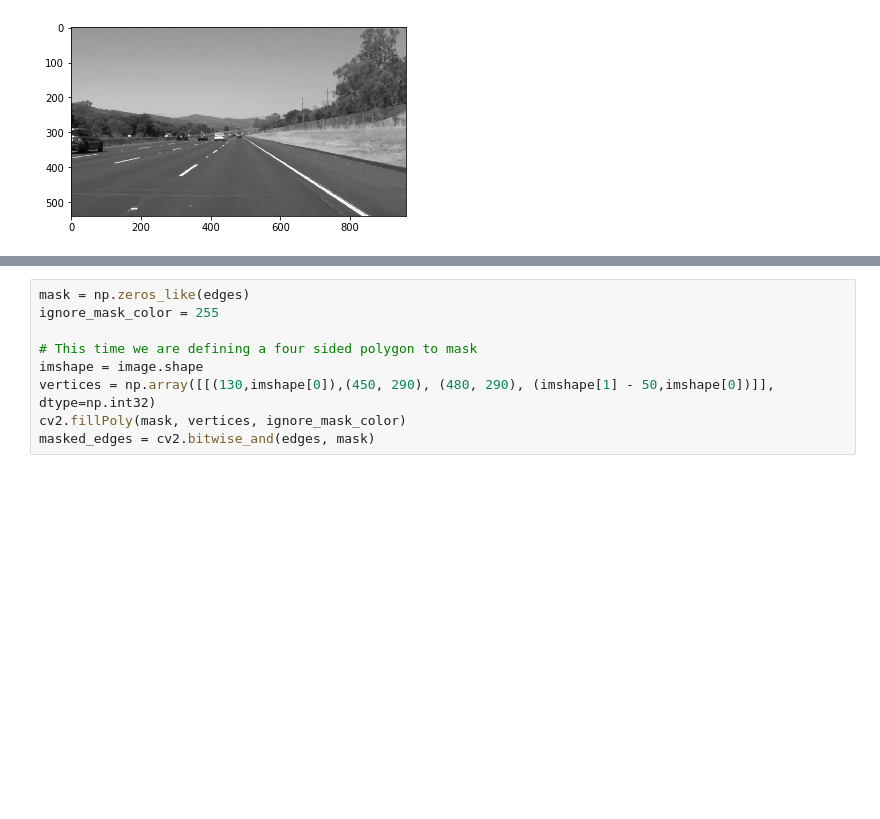
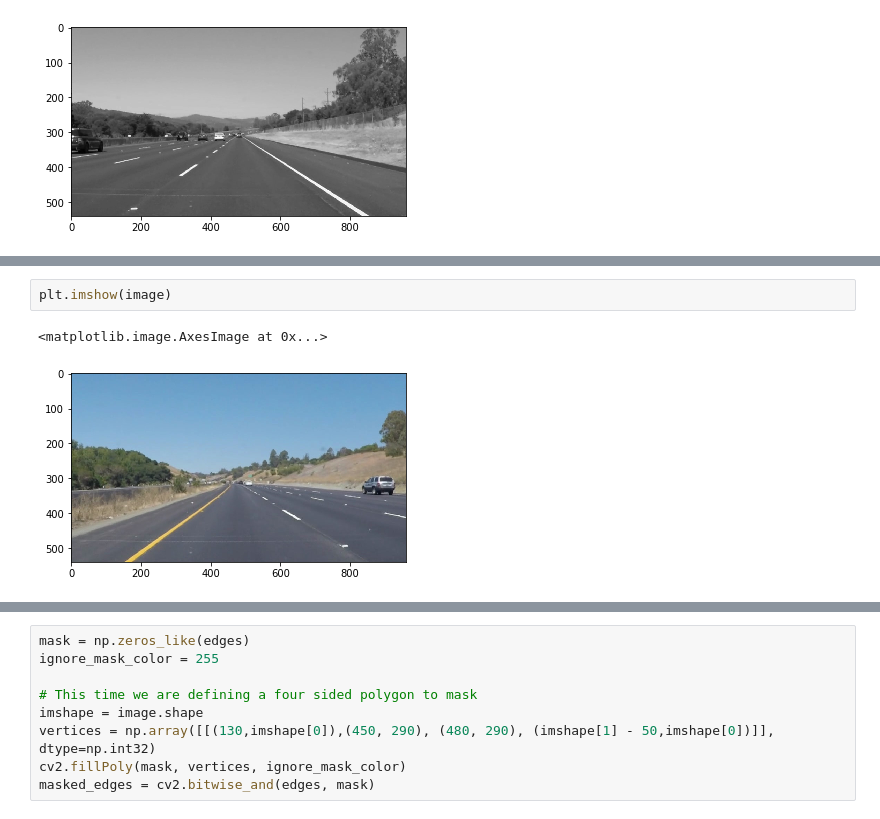
Before and after one commit to shiruizhi1234/CarND-LaneLines-P1, a Jupyter notebook: P1.ipynb, the cells around one changed output, grey strips where cells are left out. Saved outputs shown, nothing was run; the diff lists cells and outputs as text; blank space fills up the shorter version.

```diff
--- a/P1.ipynb
+++ b/P1.ipynb
@@ -235,0 +254,5 @@ plt.imshow(color_mask)
+# %%
+plt.imshow(image)
+# %% [output]
+<matplotlib.image.AxesImage at 0x...>
+[figure, added]
```
Also changed, not shown: parts of 15 cells of this notebook, 5 other files.
